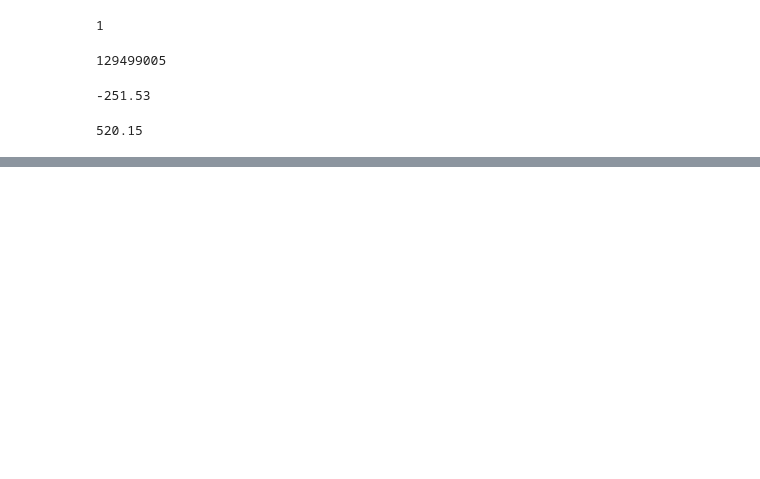
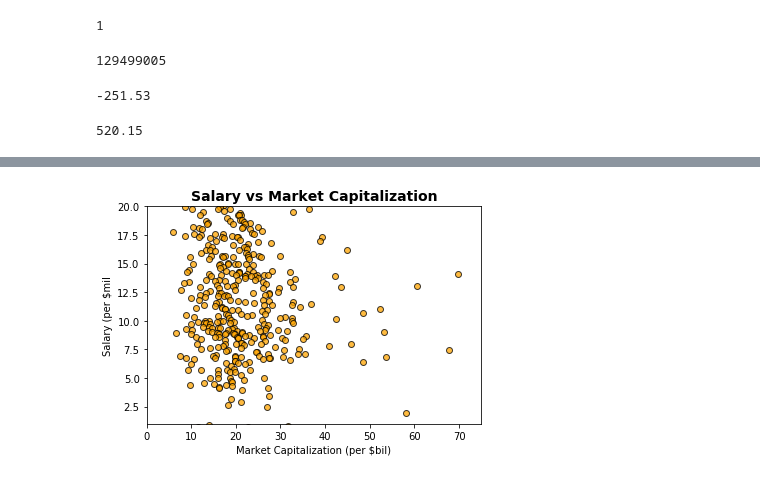
Before and after one commit to yujinie-choi/data_project_one, a Jupyter notebook: ceo_success.ipynb, the cells around one changed output, grey strips where cells are left out. Saved outputs shown, nothing was run; the diff lists cells and outputs as text; code cells hidden in the pictures; blank space fills up the shorter version.

```diff
--- a/ceo_success.ipynb
+++ b/ceo_success.ipynb
@@ -235,0 +245,29 @@ plt.show()
+# %%
+# Scatterplot of CEO Salary and Market Capitalization
+
+y_axis = sector_ceo['Salary']/1000000
+x_axis = sector_ceo['Market Cap']/100000000
+
+x_limit = 75
+plt.ylim(1, 20)
+plt.xlim(0, x_limit)
+
+x_axis = np.arange(0, x_limit, 50)
+
+# Build the scatter plot
+plt.scatter(x_value, y_axis, marker="o", facecolors="orange", edgecolors="black", alpha=0.75)
+
+# Incorporate the other graph properties
+
+plt.title("Salary vs Market Capitalization", fontsize=14, fontweight="bold")
+plt.xlabel("Market Capitalization (per $bil)")
+plt.ylabel("Salary (per $mil")
+#plt.legend(loc="upper right")
+
+# Save Figure
+plt.savefig("salary_mktcap_scatter.png")
+
+# Show plot
+plt.show()
+# %% [output]
+[figure, added]
```
Also changed, not shown: parts of 18 cells of this notebook.
